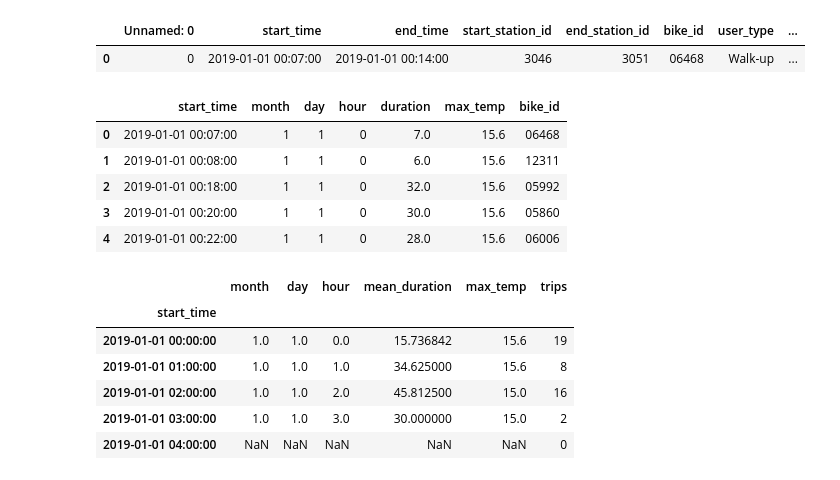
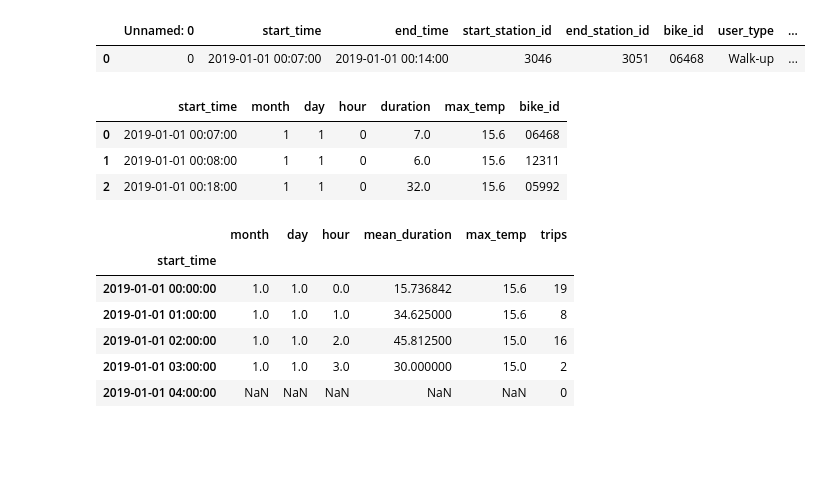
Before and after one commit to lzaruchas/grosse_maedchengruppe_AA2022, a Jupyter notebook: Steffis_Workspace/poly_regression_hour.ipynb, the cells around one changed output. Cells and saved outputs as stored; diff of their text form; code cells hidden in the pictures; blank space fills up the shorter version.

```diff
--- a/Steffis_Workspace/poly_regression_hour.ipynb
+++ b/Steffis_Workspace/poly_regression_hour.ipynb
@@ -20,14 +20,12 @@ df_la.head(1)
 # %%
 # pick feature relevant columns
 relevant_columns = df_la[["start_time","month","day","hour","duration","max_temp","bike_id"]]
-relevant_columns.sort_values(by="start_time").head()
+relevant_columns.sort_values(by="start_time").head(3)
 # %% [output]
 |  | start_time | month | day | hour | duration | max_temp | bike_id |
 | 0 | 2019-01-01 00:07:00 | 1 | 1 | 0 | 7.0 | 15.6 | 06468 |
 | 1 | 2019-01-01 00:08:00 | 1 | 1 | 0 | 6.0 | 15.6 | 12311 |
 | 2 | 2019-01-01 00:18:00 | 1 | 1 | 0 | 32.0 | 15.6 | 05992 |
-| 3 | 2019-01-01 00:20:00 | 1 | 1 | 0 | 30.0 | 15.6 | 05860 |
-| 4 | 2019-01-01 00:22:00 | 1 | 1 | 0 | 28.0 | 15.6 | 06006 |
 # %%
 # aggregate the samples into hourly chunks
 feature_data = relevant_columns.groupby(pd.Grouper(key='start_time',freq='1H')).agg({"month":"mean","day":"mean","hour":"mean","duration":"mean","max_temp":"mean","bike_id":"count"})
```
Also changed, not shown: parts of 5 cells of this notebook.
